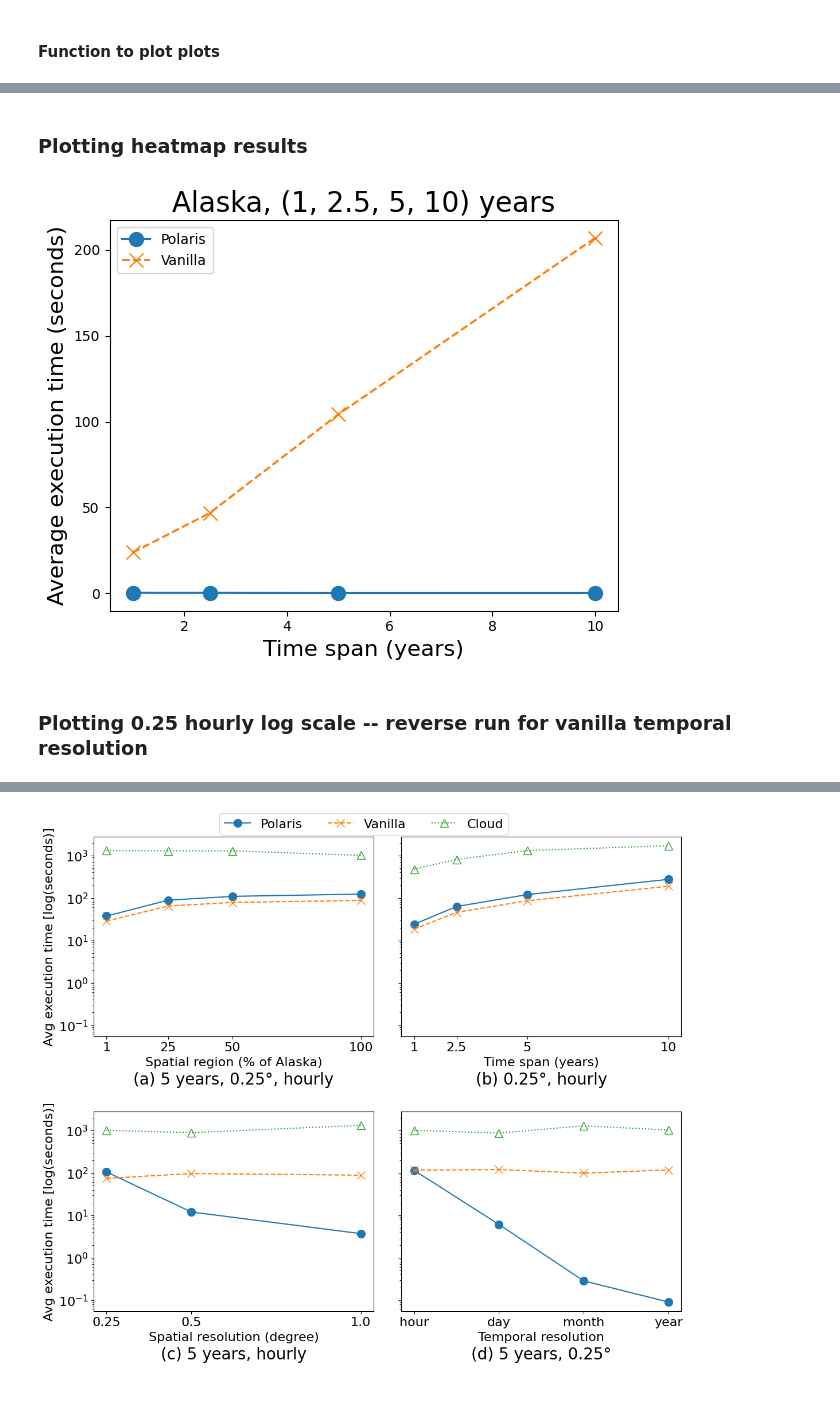
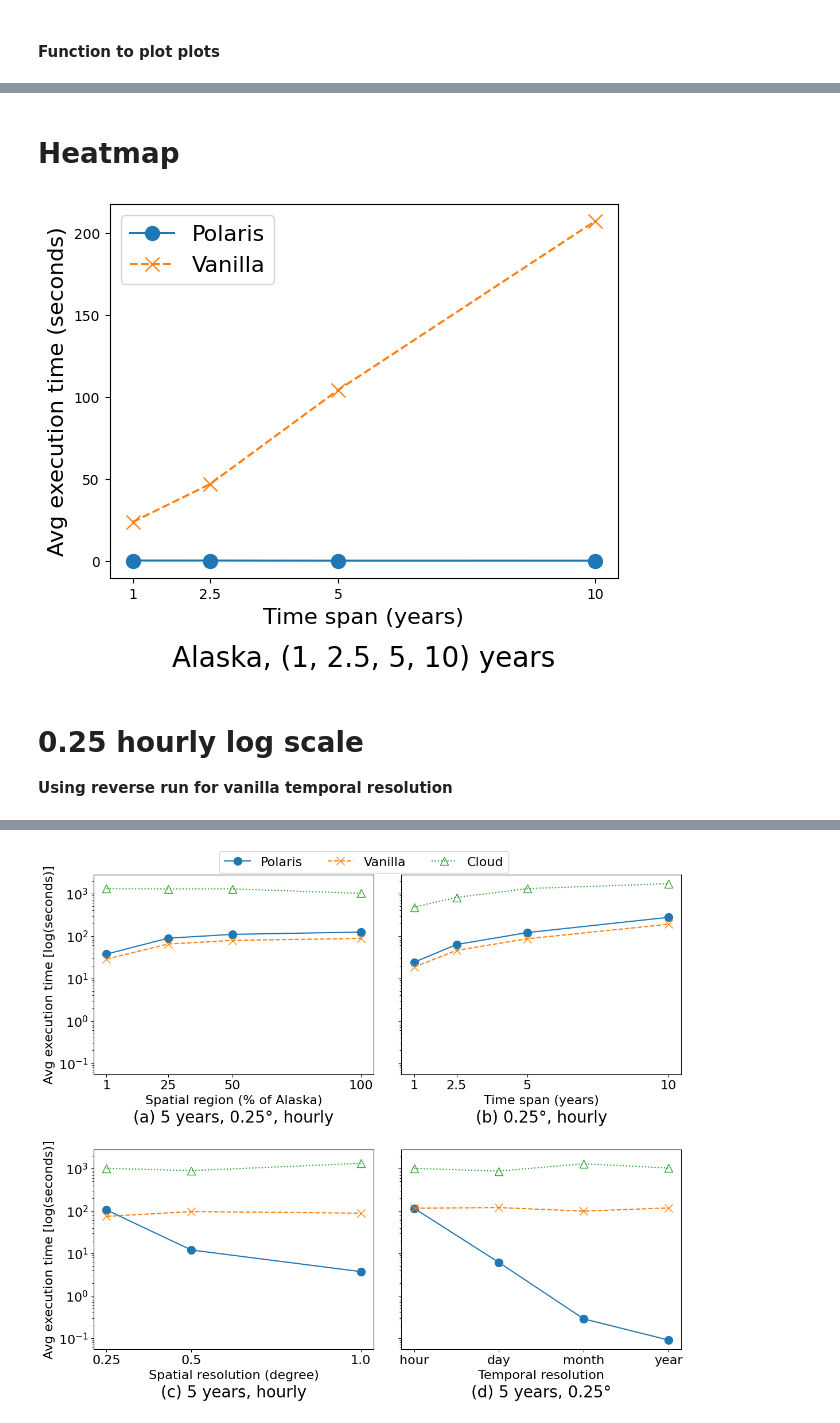
Before and after one commit to iharp3/experiment-kit, a Jupyter notebook: experiment/results/plot.ipynb, the cells around one changed output, grey strips where cells are left out. Saved outputs shown, nothing was run; the diff lists cells and outputs as text; code cells hidden in the pictures; blank space fills up the shorter version.

Commit message:
made all plots the same

```diff
--- a/experiment/results/plot.ipynb
+++ b/experiment/results/plot.ipynb
@@ -238,6 +228,23 @@ tick_size= 16
 above = 'bottom'
 below = 'top'
 ylabel_all="Avg execution time [log(seconds)]"
+
+##############################################################################################################################
+############################################################### heatmap, find time ###############################################################
+
+ylabel_hm = ylabel_ft ="Avg execution time (seconds)"
+xlabel_hm = x_labels[1]
+title_hm = "Alaska, (1, 2.5, 5, 10) years"
+subplot_titles_ft = ["Alaska, 0.25\N{DEGREE SIGN}, hour > 310",
+                     "Alaska, 0.25\N{DEGREE SIGN}, 10 years"]
+xlabels_ft = [xlabel_hm, "Filter value (Kelvin)"]
+categories_ft = ["changing_time", "changing_value"]
+
+tick_list_ft=[[1, 2.5, 5, 10], [205,240,275,310]]
+tick_labels_ft=[[1, 2.5, 5, 10], [205, 240, 275, 310]]
+
+tick_list_hm=tick_list_ft[0]
+tick_labels_hm=tick_labels_ft[0]
 # %% [markdown]
 #### Function to plot plots
 # %%
@@ -385,12 +332,4 @@ def plot_heatmap_results(df_p, df_v, xlab, ylab, title, mfill, outfile):
     fig.tight_layout()
     plt.savefig(outfile)
     plt.show()
-# %%
-ylabel_hm = ylabel_ft ="Average execution time (seconds)"
-xlabel_hm = x_labels[1]
-title_hm = "Alaska, (1, 2.5, 5, 10) years"
-subplot_titles_ft = ["Alaska, 0.25\N{DEGREE SIGN}, (1, 2.5, 5, 10) years, hour > 310",
-                     "Alaska, 0.25\N{DEGREE SIGN}, 10 years, hour > (205, 240, 275, 310)"]
-xlabels_ft = [xlabel_hm, "Filter value (Kelvin)"]
-categories_ft = ["changing_time", "changing_value"]
 # %% [markdown]
@@ -406,11 +347,13 @@ plot_find_time(tdb=False, cld=False, linear=True, df_proposed=df_p_ft, df_vanill
-# %% [markdown]
-### Plotting heatmap results
+# %% [markdown]
+# Heatmap
 # %%
 plot_heatmap_results(df_p=df_p_h, df_v=df_v_h,
                      xlab=xlabel_hm, ylab=ylabel_hm,
+                     tick_list=tick_list_hm, tick_labels=tick_labels_hm,
                      title=title_hm, mfill=marker_fill_1d,
                      outfile="/home/uribe055/experiment-kit/experiment/results/figures/heatmap.pdf")
 # %% [output]
-[figure, old version]
+[figure, new version]
 # %% [markdown]
-### Plotting 0.25 hourly log scale -- reverse run for vanilla temporal resolution
+# 0.25 hourly log scale
+**Using reverse run for vanilla temporal resolution**
```
Also changed, not shown: parts of 13 cells of this notebook, 1 other file.
